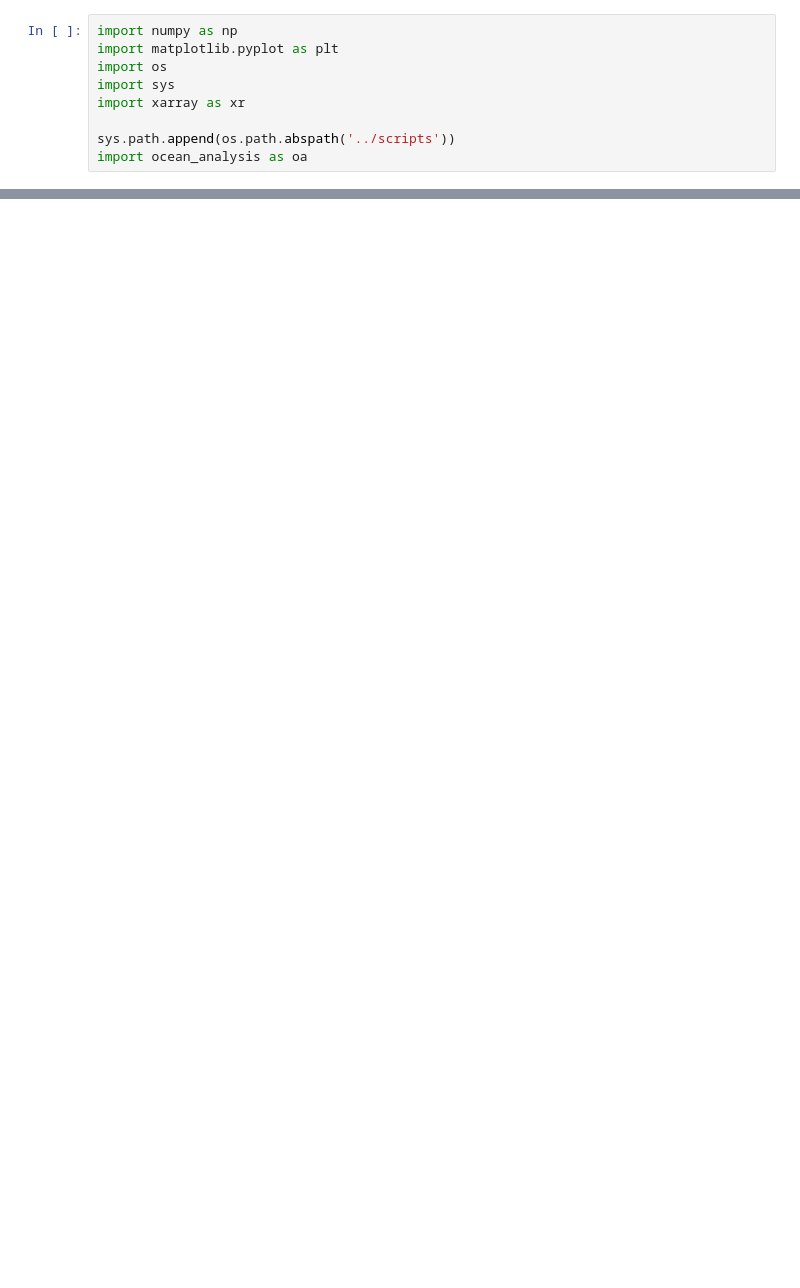
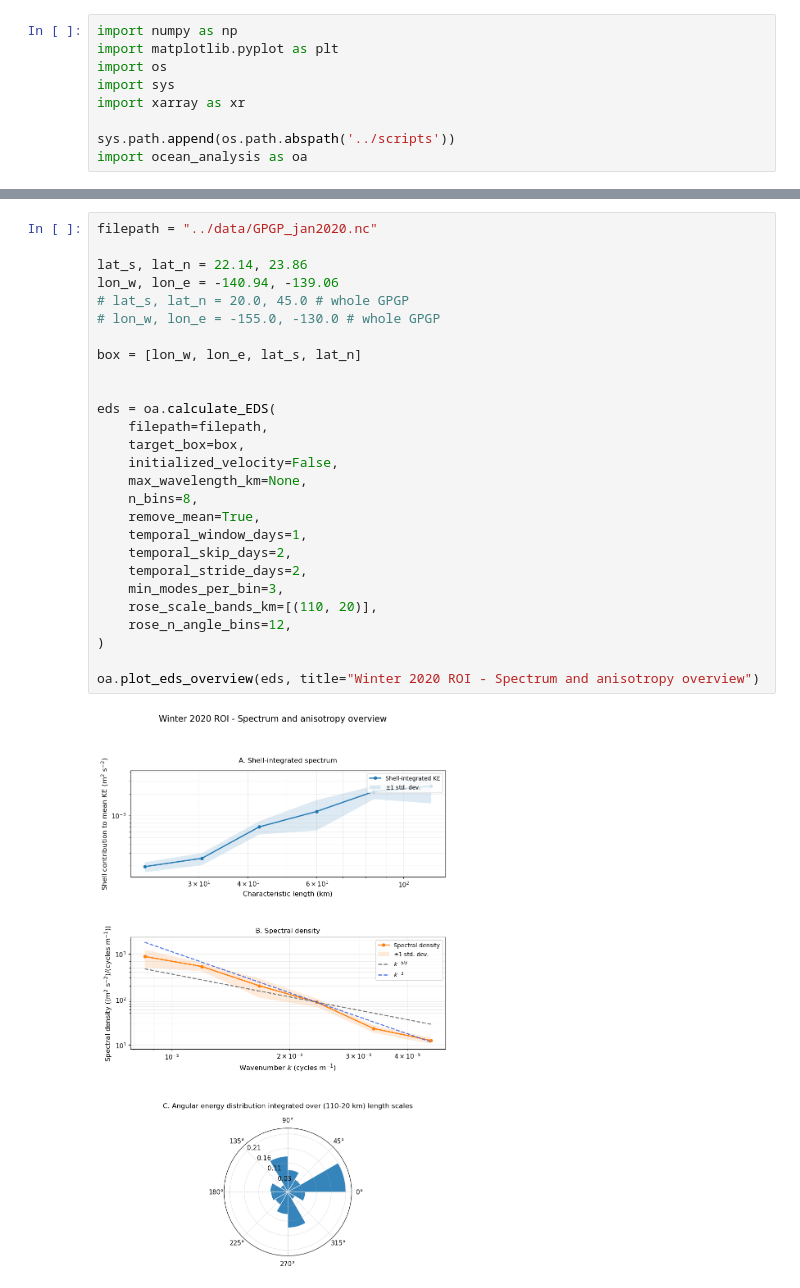
Before and after one commit to Jelle-Gortemaker/Thesis, a Jupyter notebook: OGCM/notebooks/Calculate_EDS.ipynb, the cells around one changed output, grey strips where cells are left out. Cells and saved outputs as stored; diff of their text form; blank space fills up the shorter version.

```diff
--- a/OGCM/notebooks/Calculate_EDS.ipynb
+++ b/OGCM/notebooks/Calculate_EDS.ipynb
@@ -800,3 +43,32 @@ plot_eds_overview(eds, title="Summer 2020 ROI - Spectrum and anisotropy overview
+# %%
+filepath = "../data/GPGP_jan2020.nc"
+
+lat_s, lat_n = 22.14, 23.86
+lon_w, lon_e = -140.94, -139.06
+# lat_s, lat_n = 20.0, 45.0 # whole GPGP
+# lon_w, lon_e = -155.0, -130.0 # whole GPGP
+
+box = [lon_w, lon_e, lat_s, lat_n]
+
+
+eds = oa.calculate_EDS(
+    filepath=filepath,
+    target_box=box,
+    initialized_velocity=False,
+    max_wavelength_km=None,
+    n_bins=8,
+    remove_mean=True,
+    temporal_window_days=1,
+    temporal_skip_days=2,
+    temporal_stride_days=2,
+    min_modes_per_bin=3,
+    rose_scale_bands_km=[(110, 20)],
+    rose_n_angle_bins=12,
+)
+
+oa.plot_eds_overview(eds, title="Winter 2020 ROI - Spectrum and anisotropy overview")
+# %% [output]
+[figure, added]
 # %%
 data_groups = {
     "Winter": {
```
Also changed, not shown: parts of 4 cells of this notebook, 13 other files.
